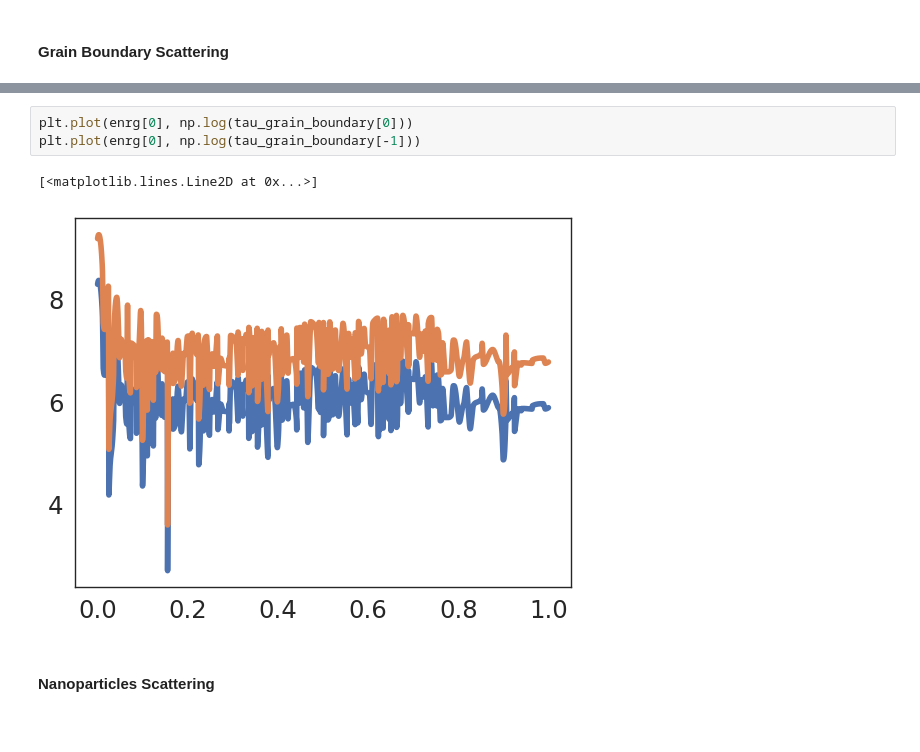
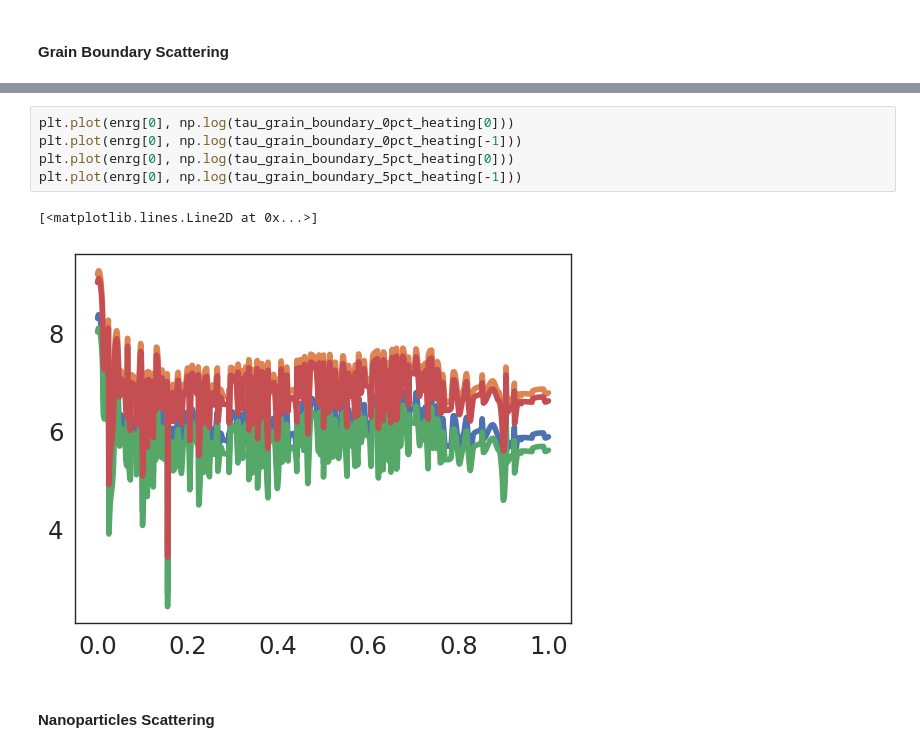
Before and after one commit to ariahosseini/ThermoElectric, a Jupyter notebook: ElectronTransport.ipynb, the cells around one changed output, grey strips where cells are left out. Drawn from its saved outputs; the diff is of its cells as text.

```diff
--- a/ElectronTransport.ipynb
+++ b/ElectronTransport.ipynb
@@ -2631,9 +2664,11 @@ tau_grain_boundary = calculate_grain_boundary_scattering(trap_density=trap_densi
 # %%
-plt.plot(enrg[0], np.log(tau_grain_boundary[0]))
-plt.plot(enrg[0], np.log(tau_grain_boundary[-1]))
+plt.plot(enrg[0], np.log(tau_grain_boundary_0pct_heating[0]))
+plt.plot(enrg[0], np.log(tau_grain_boundary_0pct_heating[-1]))
+plt.plot(enrg[0], np.log(tau_grain_boundary_5pct_heating[0]))
+plt.plot(enrg[0], np.log(tau_grain_boundary_5pct_heating[-1]))
 # %% [output]
 [<matplotlib.lines.Line2D at 0x...>]
-[figure, old version]
+[figure, new version]
 # %% [markdown]
 #### Nanoparticles Scattering
 # %% [markdown]
```
Also changed, not shown: parts of 4 cells of this notebook.
